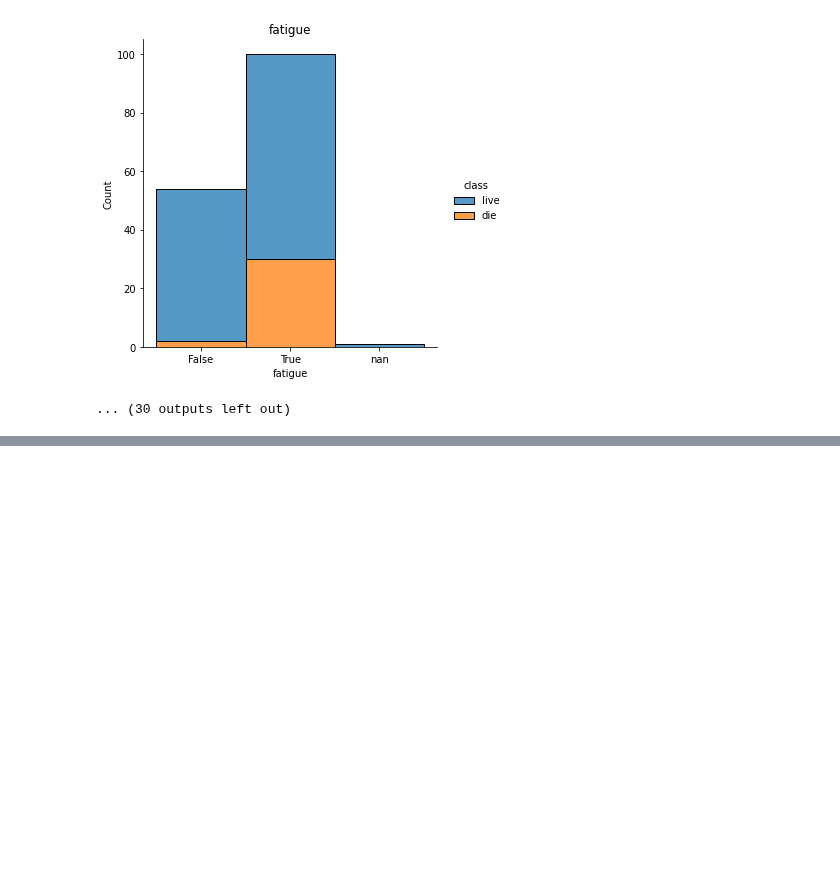
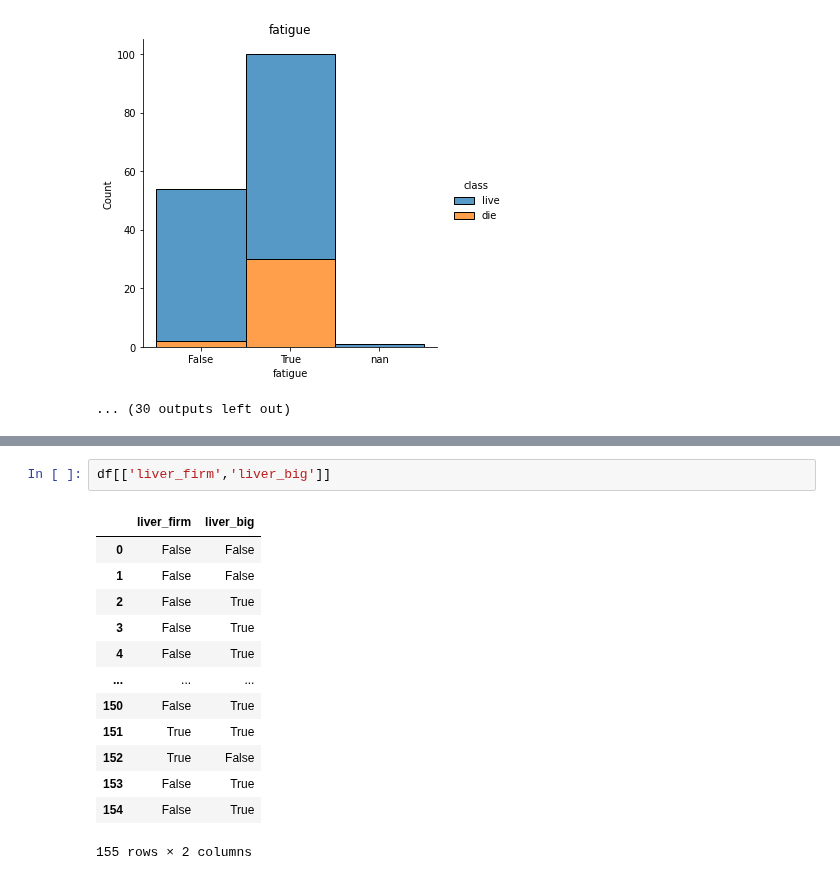
Before and after one commit to TaeMD/ML-projects, a Jupyter notebook: Hepatitis_Data_Set.ipynb, the cells around one changed output, grey strips where cells are left out. Cells and saved outputs as stored; diff of their text form; blank space fills up the shorter version.

```diff
--- a/Hepatitis_Data_Set.ipynb
+++ b/Hepatitis_Data_Set.ipynb
@@ -209,0 +248,16 @@ fatigue
+# %%
+df[['liver_firm','liver_big']]
+# %% [output]
+|  | liver_firm | liver_big |
+| 0 | False | False |
+| 1 | False | False |
+| 2 | False | True |
+| 3 | False | True |
+| 4 | False | True |
+| ... | ... | ... |
+| 150 | False | True |
+| 151 | True | True |
+| 152 | True | False |
+| 153 | False | True |
+| 154 | False | True |
+155 rows × 2 columns
```
Also changed, not shown: parts of 8 cells of this notebook.
